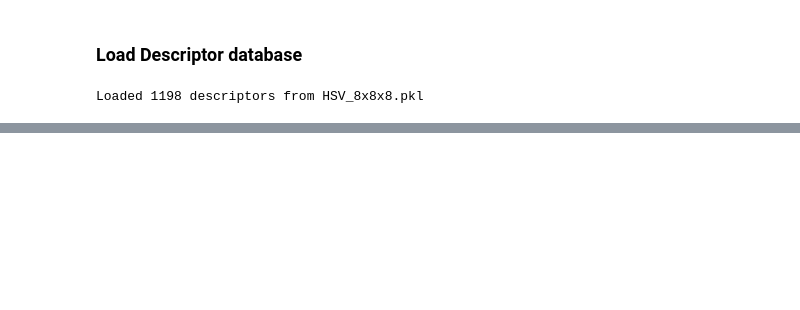
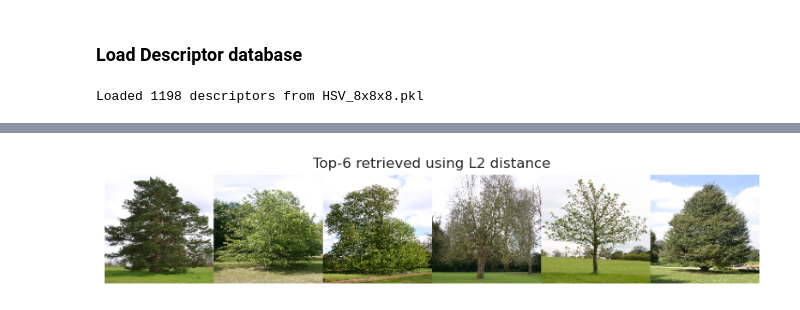
Before and after one commit to Victor-Johnson/computer-vision-visual-search, a Jupyter notebook: notebooks/image_retrival.ipynb, the cells around one changed output, grey strips where cells are left out. Saved outputs shown, nothing was run; the diff lists cells and outputs as text; code cells hidden in the pictures; blank space fills up the shorter version.

```diff
--- a/notebooks/image_retrival.ipynb
+++ b/notebooks/image_retrival.ipynb
@@ -147,0 +201,4 @@ plt.show()
+# %%
+plot_metric_grid(query_vec, "L2", desc_db, DATA_DIR)
+# %% [output]
+[figure, added]
```
Also changed, not shown: parts of 15 cells of this notebook, 6 other files.
